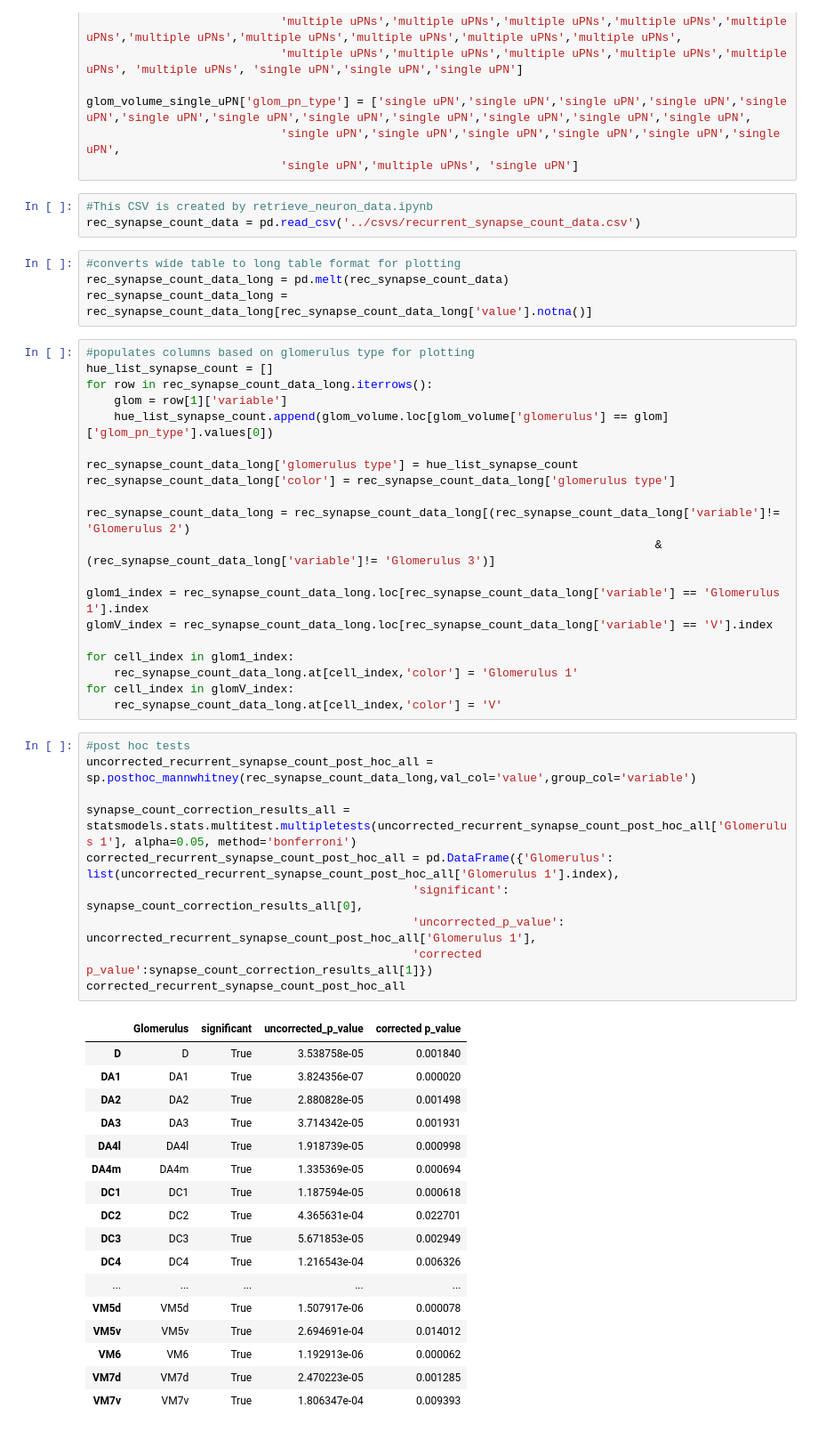
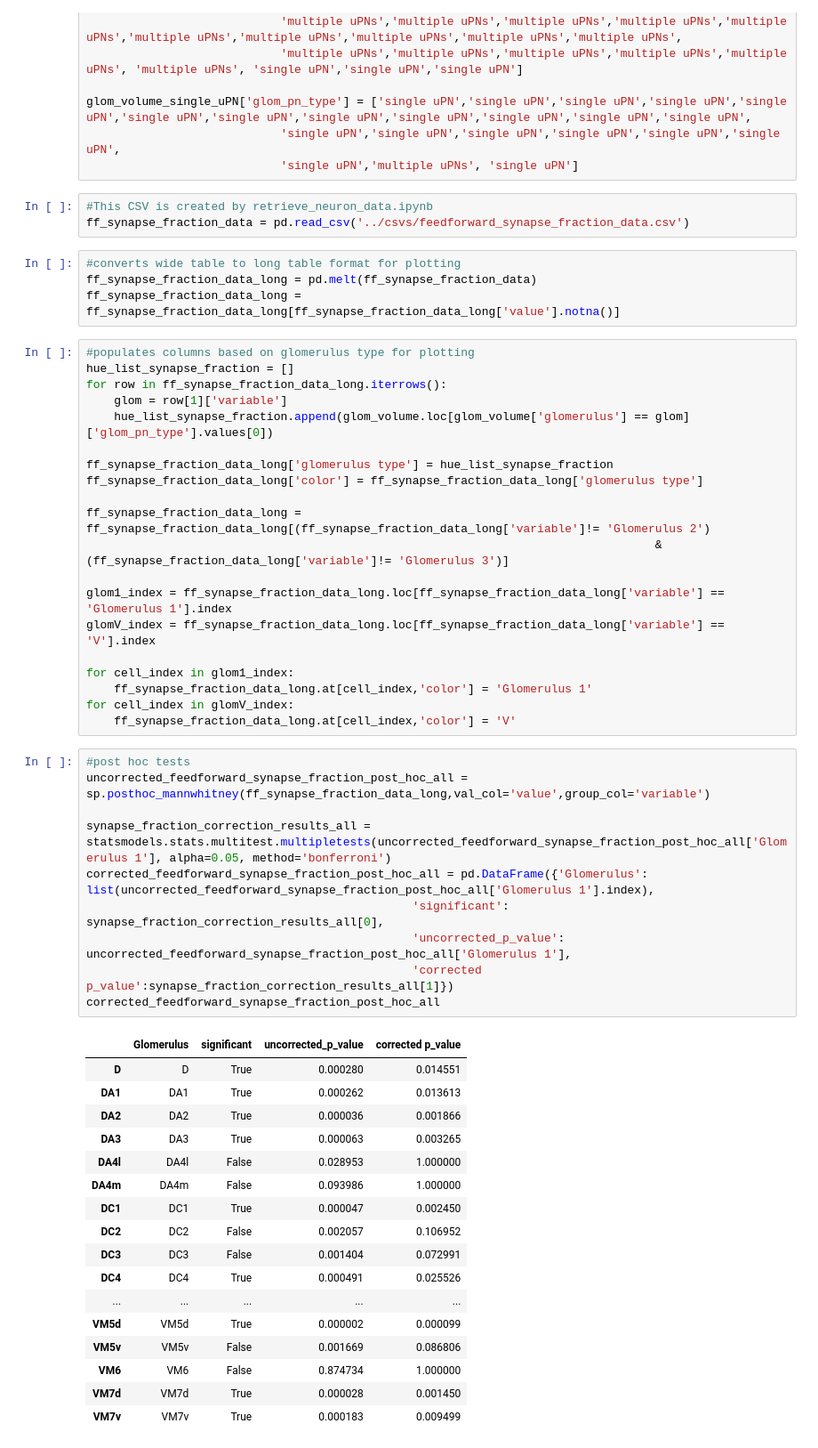
Before and after one commit to htem/aedes_public, a Jupyter notebook: fig_s6/fig_s6c_ffFraction.ipynb, the cells around one changed output. Shown at 89% size. Cells and saved outputs as stored; diff of their text form.

```diff
--- a/fig_s6/fig_s6c_ffFraction.ipynb
+++ b/fig_s6/fig_s6c_ffFraction.ipynb
@@ -26,57 +26,57 @@ glom_volume_single_uPN['glom_pn_type'] = ['single uPN','single uPN','single uPN'
                             'single uPN','multiple uPNs', 'single uPN']
 # %%
 #This CSV is created by retrieve_neuron_data.ipynb
-rec_synapse_count_data = pd.read_csv('../csvs/recurrent_synapse_count_data.csv')
+ff_synapse_fraction_data = pd.read_csv('../csvs/feedforward_synapse_fraction_data.csv')
 # %%
 #converts wide table to long table format for plotting
-rec_synapse_count_data_long = pd.melt(rec_synapse_count_data)
-rec_synapse_count_data_long = rec_synapse_count_data_long[rec_synapse_count_data_long['value'].notna()]
+ff_synapse_fraction_data_long = pd.melt(ff_synapse_fraction_data)
+ff_synapse_fraction_data_long = ff_synapse_fraction_data_long[ff_synapse_fraction_data_long['value'].notna()]
 # %%
 #populates columns based on glomerulus type for plotting
-hue_list_synapse_count = []
-for row in rec_synapse_count_data_long.iterrows():
+hue_list_synapse_fraction = []
+for row in ff_synapse_fraction_data_long.iterrows():
     glom = row[1]['variable']
-    hue_list_synapse_count.append(glom_volume.loc[glom_volume['glomerulus'] == glom]['glom_pn_type'].values[0])
+    hue_list_synapse_fraction.append(glom_volume.loc[glom_volume['glomerulus'] == glom]['glom_pn_type'].values[0])
 
-rec_synapse_count_data_long['glomerulus type'] = hue_list_synapse_count
-rec_synapse_count_data_long['color'] = rec_synapse_count_data_long['glomerulus type']
+ff_synapse_fraction_data_long['glomerulus type'] = hue_list_synapse_fraction
+ff_synapse_fraction_data_long['color'] = ff_synapse_fraction_data_long['glomerulus type']
 
-rec_synapse_count_data_long = rec_synapse_count_data_long[(rec_synapse_count_data_long['variable']!= 'Glomerulus 2')
-                                                                                  & (rec_synapse_count_data_long['variable']!= 'Glomerulus 3')]
+ff_synapse_fraction_data_long = ff_synapse_fraction_data_long[(ff_synapse_fraction_data_long['variable']!= 'Glomerulus 2')
+                                                                                  & (ff_synapse_fraction_data_long['variable']!= 'Glomerulus 3')]
 
-glom1_index = rec_synapse_count_data_long.loc[rec_synapse_count_data_long['variable'] == 'Glomerulus 1'].index
-glomV_index = rec_synapse_count_data_long.loc[rec_synapse_count_data_long['variable'] == 'V'].index
+glom1_index = ff_synapse_fraction_data_long.loc[ff_synapse_fraction_data_long['variable'] == 'Glomerulus 1'].index
+glomV_index = ff_synapse_fraction_data_long.loc[ff_synapse_fraction_data_long['variable'] == 'V'].index
 
 for cell_index in glom1_index:
-    rec_synapse_count_data_long.at[cell_index,'color'] = 'Glomerulus 1'
+    ff_synapse_fraction_data_long.at[cell_index,'color'] = 'Glomerulus 1'
 for cell_index in glomV_index:
-    rec_synapse_count_data_long.at[cell_index,'color'] = 'V'
+    ff_synapse_fraction_data_long.at[cell_index,'color'] = 'V'
 # %%
 #post hoc tests
-uncorrected_recurrent_synapse_count_post_hoc_all = sp.posthoc_mannwhitney(rec_synapse_count_data_long,val_col='value',group_col='variable')
+uncorrected_feedforward_synapse_fraction_post_hoc_all = sp.posthoc_mannwhitney(ff_synapse_fraction_data_long,val_col='value',group_col='variable')
 
-synapse_count_correction_results_all = statsmodels.stats.multitest.multipletests(uncorrected_recurrent_synapse_count_post_hoc_all['Glomerulus 1'], alpha=0.05, method='bonferroni')
-corrected_recurrent_synapse_count_post_hoc_all = pd.DataFrame({'Glomerulus': list(uncorrected_recurrent_synapse_count_post_hoc_all['Glomerulus 1'].index),
-                                               'significant': synapse_count_correction_results_all[0],
-                                               'uncorrected_p_value': uncorrected_recurrent_synapse_count_post_hoc_all['Glomerulus 1'],
-                                               'corrected p_value':synapse_count_correction_results_all[1]})
-corrected_recurrent_synapse_count_post_hoc_all
+synapse_fraction_correction_results_all = statsmodels.stats.multitest.multipletests(uncorrected_feedforward_synapse_fraction_post_hoc_all['Glomerulus 1'], alpha=0.05, method='bonferroni')
+corrected_feedforward_synapse_fraction_post_hoc_all = pd.DataFrame({'Glomerulus': list(uncorrected_feedforward_synapse_fraction_post_hoc_all['Glomerulus 1'].index),
+                                               'significant': synapse_fraction_correction_results_all[0],
+                                               'uncorrected_p_value': uncorrected_feedforward_synapse_fraction_post_hoc_all['Glomerulus 1'],
+                                               'corrected p_value':synapse_fraction_correction_results_all[1]})
+corrected_feedforward_synapse_fraction_post_hoc_all
 # %% [output]
 |  | Glomerulus | significant | uncorrected_p_value | corrected p_value |
-| D | D | True | 3.538758e-05 | 0.001840 |
-| DA1 | DA1 | True | 3.824356e-07 | 0.000020 |
-| DA2 | DA2 | True | 2.880828e-05 | 0.001498 |
-| DA3 | DA3 | True | 3.714342e-05 | 0.001931 |
-| DA4l | DA4l | True | 1.918739e-05 | 0.000998 |
-| DA4m | DA4m | True | 1.335369e-05 | 0.000694 |
-| DC1 | DC1 | True | 1.187594e-05 | 0.000618 |
-| DC2 | DC2 | True | 4.365631e-04 | 0.022701 |
-| DC3 | DC3 | True | 5.671853e-05 | 0.002949 |
-| DC4 | DC4 | True | 1.216543e-04 | 0.006326 |
+| D | D | True | 0.000280 | 0.014551 |
+| DA1 | DA1 | True | 0.000262 | 0.013613 |
+| DA2 | DA2 | True | 0.000036 | 0.001866 |
+| DA3 | DA3 | True | 0.000063 | 0.003265 |
+| DA4l | DA4l | False | 0.028953 | 1.000000 |
+| DA4m | DA4m | False | 0.093986 | 1.000000 |
+| DC1 | DC1 | True | 0.000047 | 0.002450 |
+| DC2 | DC2 | False | 0.002057 | 0.106952 |
+| DC3 | DC3 | False | 0.001404 | 0.072991 |
+| DC4 | DC4 | True | 0.000491 | 0.025526 |
 | ... | ... | ... | ... | ... |
-| VM5d | VM5d | True | 1.507917e-06 | 0.000078 |
-| VM5v | VM5v | True | 2.694691e-04 | 0.014012 |
-| VM6 | VM6 | True | 1.192913e-06 | 0.000062 |
-| VM7d | VM7d | True | 2.470223e-05 | 0.001285 |
-| VM7v | VM7v | True | 1.806347e-04 | 0.009393 |
+| VM5d | VM5d | True | 0.000002 | 0.000099 |
+| VM5v | VM5v | False | 0.001669 | 0.086806 |
+| VM6 | VM6 | False | 0.874734 | 1.000000 |
+| VM7d | VM7d | True | 0.000028 | 0.001450 |
+| VM7v | VM7v | True | 0.000183 | 0.009499 |
 # %%
```
Also changed, not shown: parts of 2 cells of this notebook, 3 other files.
